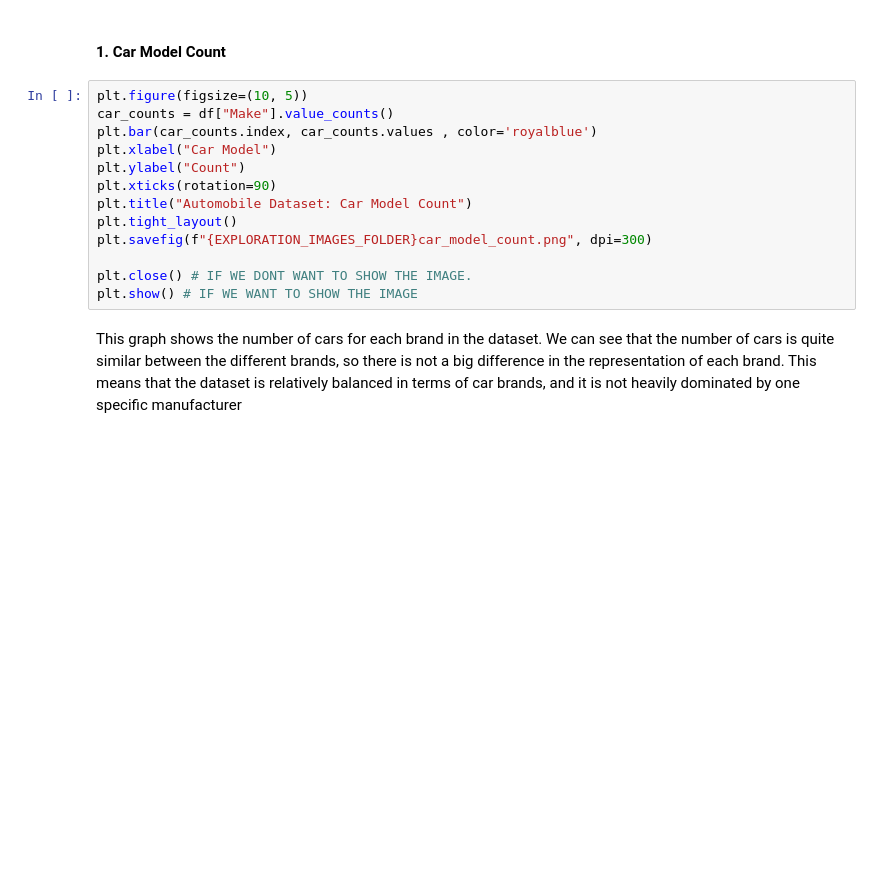
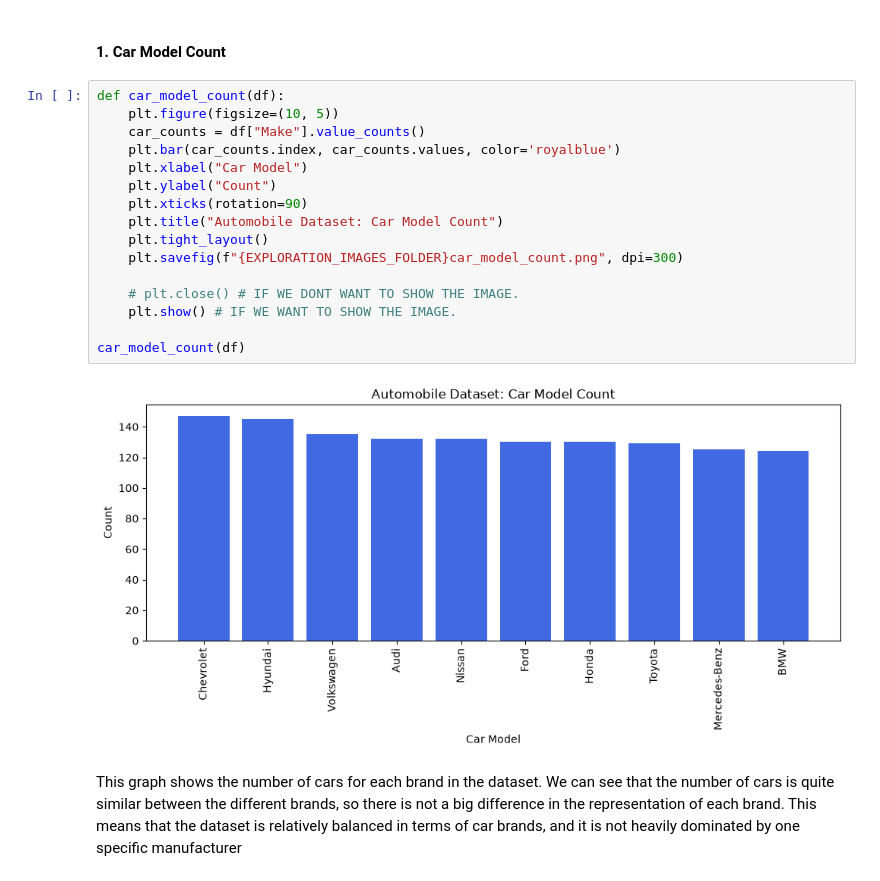
Before and after one commit to Miguel153891/SDOML-project, a Jupyter notebook: notebooks/data_exploration.ipynb, the cells around one changed output. Drawn from its saved outputs; the diff is of its cells as text; blank space fills up the shorter version.

Commit message:
Funciones visualizaciones

```diff
--- a/notebooks/data_exploration.ipynb
+++ b/notebooks/data_exploration.ipynb
@@ -110,18 +215,23 @@ print()
 # %% [markdown]
 #### 1. Car Model Count
 # %%
-plt.figure(figsize=(10, 5))
-car_counts = df["Make"].value_counts()
-plt.bar(car_counts.index, car_counts.values , color='royalblue')
-plt.xlabel("Car Model")
-plt.ylabel("Count")
-plt.xticks(rotation=90)
-plt.title("Automobile Dataset: Car Model Count")
-plt.tight_layout()
-plt.savefig(f"{EXPLORATION_IMAGES_FOLDER}car_model_count.png", dpi=300)
+def car_model_count(df):
+    plt.figure(figsize=(10, 5))
+    car_counts = df["Make"].value_counts()
+    plt.bar(car_counts.index, car_counts.values, color='royalblue')
+    plt.xlabel("Car Model")
+    plt.ylabel("Count")
+    plt.xticks(rotation=90)
+    plt.title("Automobile Dataset: Car Model Count")
+    plt.tight_layout()
+    plt.savefig(f"{EXPLORATION_IMAGES_FOLDER}car_model_count.png", dpi=300)
 
-plt.close() # IF WE DONT WANT TO SHOW THE IMAGE.
-plt.show() # IF WE WANT TO SHOW THE IMAGE
+    # plt.close() # IF WE DONT WANT TO SHOW THE IMAGE.
+    plt.show() # IF WE WANT TO SHOW THE IMAGE.
+
+car_model_count(df)
+# %% [output]
+[figure, added]
 # %% [markdown]
 This graph shows the number of cars for each brand in the dataset. We can see that the number of cars is quite similar between the different brands, so there is not a big difference in the representation of each brand. This means that the dataset is relatively balanced in terms of car brands, and it is not heavily dominated by one specific manufacturer
 # %% [markdown]
```
Also changed, not shown: parts of 13 cells of this notebook.
